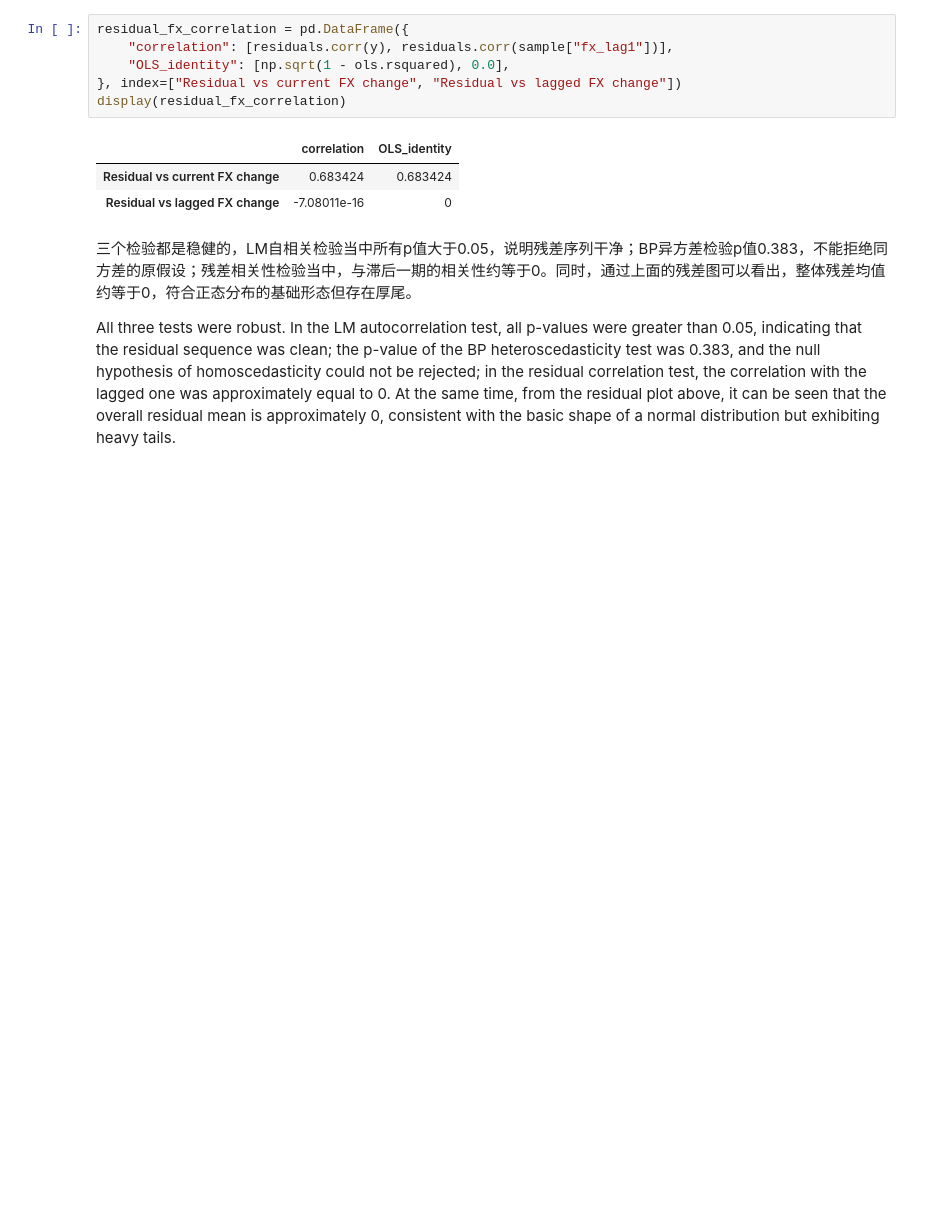
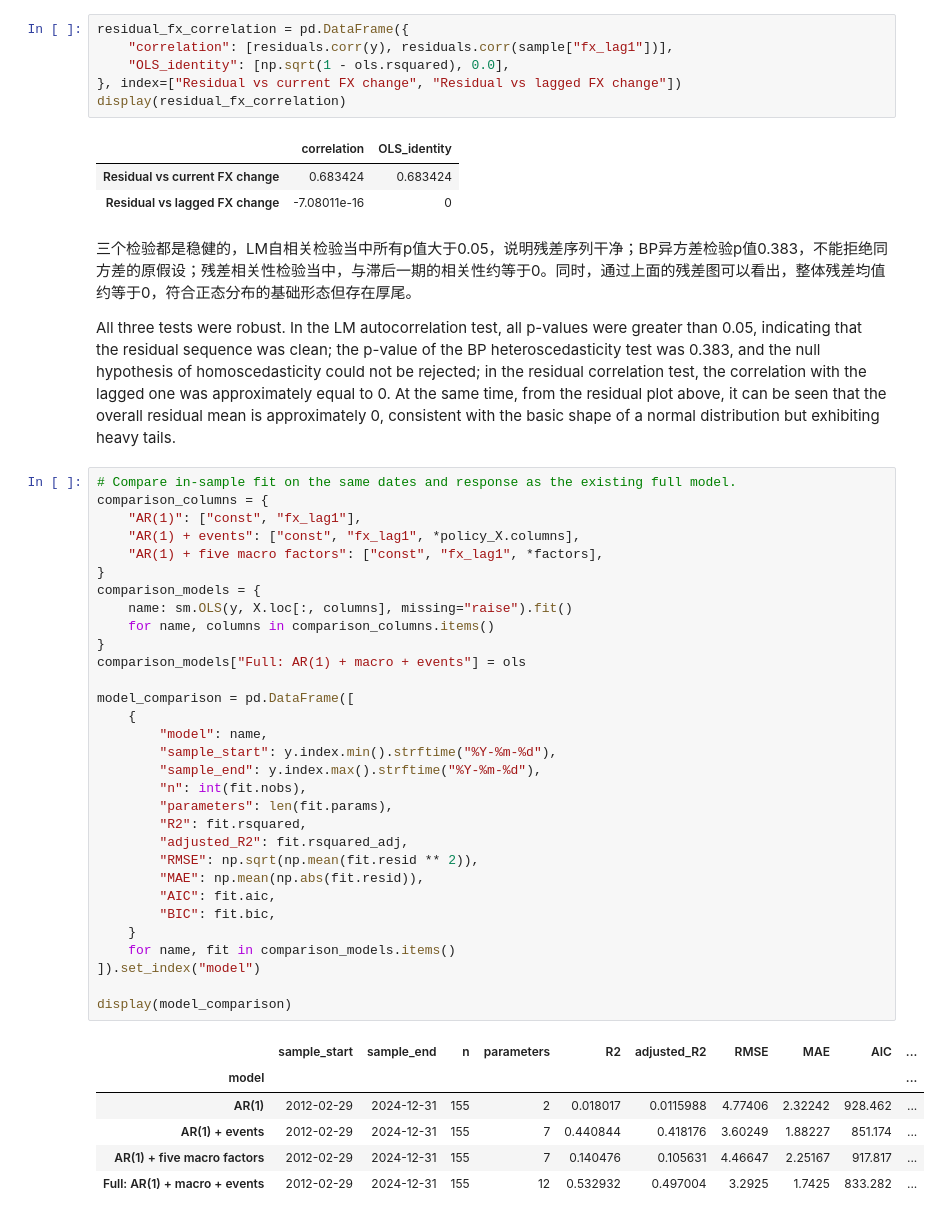
Before and after one commit to Kitazaki-Hinata/SLE_research, a Jupyter notebook: notebook/6_second_regression.ipynb, the cells around one changed output. Saved outputs shown, nothing was run; the diff lists cells and outputs as text; blank space fills up the shorter version.

```diff
--- a/notebook/6_second_regression.ipynb
+++ b/notebook/6_second_regression.ipynb
@@ -310,3 +310,41 @@ display(residual_fx_correlation)
 三个检验都是稳健的，LM自相关检验当中所有p值大于0.05，说明残差序列干净；BP异方差检验p值0.383，不能拒绝同方差的原假设；残差相关性检验当中，与滞后一期的相关性约等于0。同时，通过上面的残差图可以看出，整体残差均值约等于0，符合正态分布的基础形态但存在厚尾。
 
 All three tests were robust. In the LM autocorrelation test, all p-values were greater than 0.05, indicating that the residual sequence was clean; the p-value of the BP heteroscedasticity test was 0.383, and the null hypothesis of homoscedasticity could not be rejected; in the residual correlation test, the correlation with the lagged one was approximately equal to 0. At the same time, from the residual plot above, it can be seen that the overall residual mean is approximately 0, consistent with the basic shape of a normal distribution but exhibiting heavy tails.
+# %%
+# Compare in-sample fit on the same dates and response as the existing full model.
+comparison_columns = {
+    "AR(1)": ["const", "fx_lag1"],
+    "AR(1) + events": ["const", "fx_lag1", *policy_X.columns],
+    "AR(1) + five macro factors": ["const", "fx_lag1", *factors],
+}
+comparison_models = {
+    name: sm.OLS(y, X.loc[:, columns], missing="raise").fit()
+    for name, columns in comparison_columns.items()
+}
+comparison_models["Full: AR(1) + macro + events"] = ols
+
+model_comparison = pd.DataFrame([
+    {
+        "model": name,
+        "sample_start": y.index.min().strftime("%Y-%m-%d"),
+        "sample_end": y.index.max().strftime("%Y-%m-%d"),
+        "n": int(fit.nobs),
+        "parameters": len(fit.params),
+        "R2": fit.rsquared,
+        "adjusted_R2": fit.rsquared_adj,
+        "RMSE": np.sqrt(np.mean(fit.resid ** 2)),
+        "MAE": np.mean(np.abs(fit.resid)),
+        "AIC": fit.aic,
+        "BIC": fit.bic,
+    }
+    for name, fit in comparison_models.items()
+]).set_index("model")
+
+display(model_comparison)
+# %% [output]
+|  | sample_start | sample_end | n | parameters | R2 | adjusted_R2 | RMSE | MAE | AIC | ... |
+| model |  |  |  |  |  |  |  |  |  | ... |
+| AR(1) | 2012-02-29 | 2024-12-31 | 155 | 2 | 0.018017 | 0.0115988 | 4.77406 | 2.32242 | 928.462 | ... |
+| AR(1) + events | 2012-02-29 | 2024-12-31 | 155 | 7 | 0.440844 | 0.418176 | 3.60249 | 1.88227 | 851.174 | ... |
+| AR(1) + five macro factors | 2012-02-29 | 2024-12-31 | 155 | 7 | 0.140476 | 0.105631 | 4.46647 | 2.25167 | 917.817 | ... |
+| Full: AR(1) + macro + events | 2012-02-29 | 2024-12-31 | 155 | 12 | 0.532932 | 0.497004 | 3.2925 | 1.7425 | 833.282 | ... |
```
Also changed, not shown: 15 other files.
